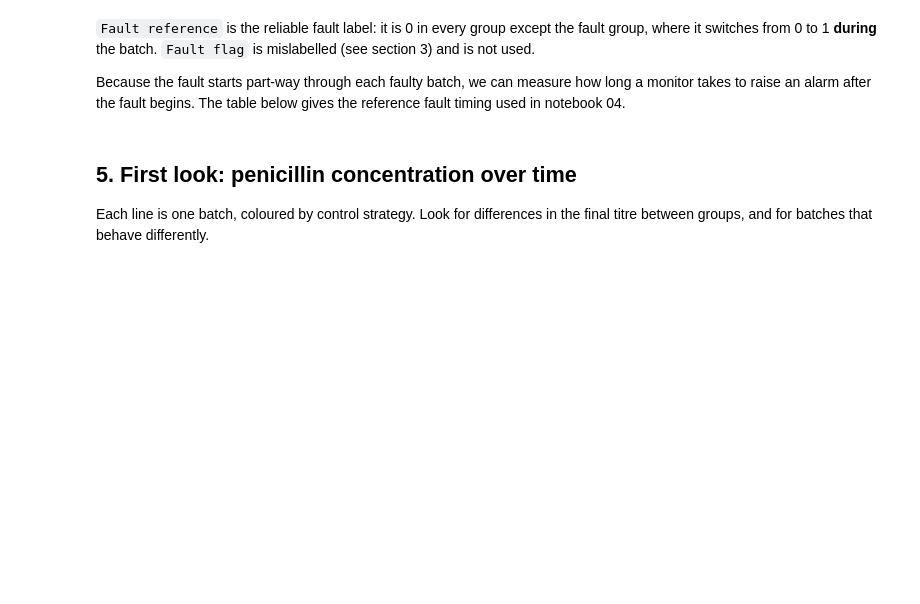
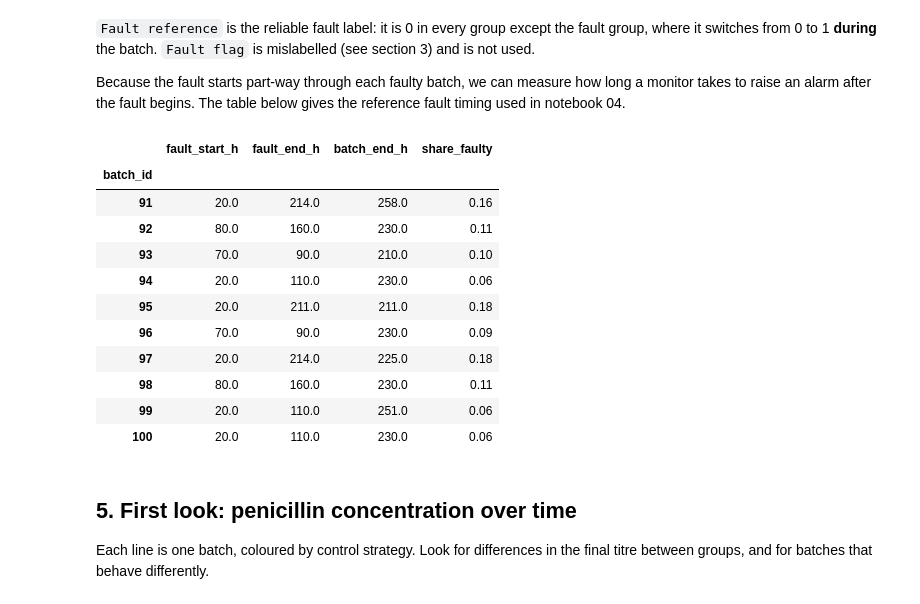
Before and after one commit to AHichem/resilient-process-monitoring, a Jupyter notebook: notebooks/01_load_and_explore.ipynb, the cells around one changed output. Drawn from its saved outputs; the diff is of its cells as text; code cells hidden in the pictures; blank space fills up the shorter version.

```diff
--- a/notebooks/01_load_and_explore.ipynb
+++ b/notebooks/01_load_and_explore.ipynb
@@ -369,18 +368,30 @@ df.groupby('group')[fault_cols].agg(['min', 'max'])
 
 Because the fault starts part-way through each faulty batch, we can measure how long a monitor takes to raise an alarm after the fault begins. The table below gives the reference fault timing used in notebook 04.
 # %%
-# When does the fault start and end in each faulty batch?
 fr = 'Fault reference(Fault_ref:Fault ref)'
 faulty = df[df['group'] == 'fault']
-fault_rows = faulty[faulty[fr] == 1]
+fault_true = faulty[faulty[fr] == 1]
 
 fault_timing = pd.DataFrame({
-    'fault_start_h': fault_rows.groupby('batch_id')['Time (h)'].min(),
-    'fault_end_h': fault_rows.groupby('batch_id')['Time (h)'].max(),
+    'fault_start_h': fault_true.groupby('batch_id')['Time (h)'].min(),
+    'fault_end_h': fault_true.groupby('batch_id')['Time (h)'].max(),
     'batch_end_h': faulty.groupby('batch_id')['Time (h)'].max(),
     'share_faulty': faulty.groupby('batch_id')[fr].mean().round(2),
 })
 fault_timing
+# %% [output]
+|  | fault_start_h | fault_end_h | batch_end_h | share_faulty |
+| batch_id |  |  |  |  |
+| 91 | 20.0 | 214.0 | 258.0 | 0.16 |
+| 92 | 80.0 | 160.0 | 230.0 | 0.11 |
+| 93 | 70.0 | 90.0 | 210.0 | 0.10 |
+| 94 | 20.0 | 110.0 | 230.0 | 0.06 |
+| 95 | 20.0 | 211.0 | 211.0 | 0.18 |
+| 96 | 70.0 | 90.0 | 230.0 | 0.09 |
+| 97 | 20.0 | 214.0 | 225.0 | 0.18 |
+| 98 | 80.0 | 160.0 | 230.0 | 0.11 |
+| 99 | 20.0 | 110.0 | 251.0 | 0.06 |
+| 100 | 20.0 | 110.0 | 230.0 | 0.06 |
 # %% [markdown]
 ## 5. First look: penicillin concentration over time
 
```
Also changed, not shown: parts of 3 cells of this notebook.
